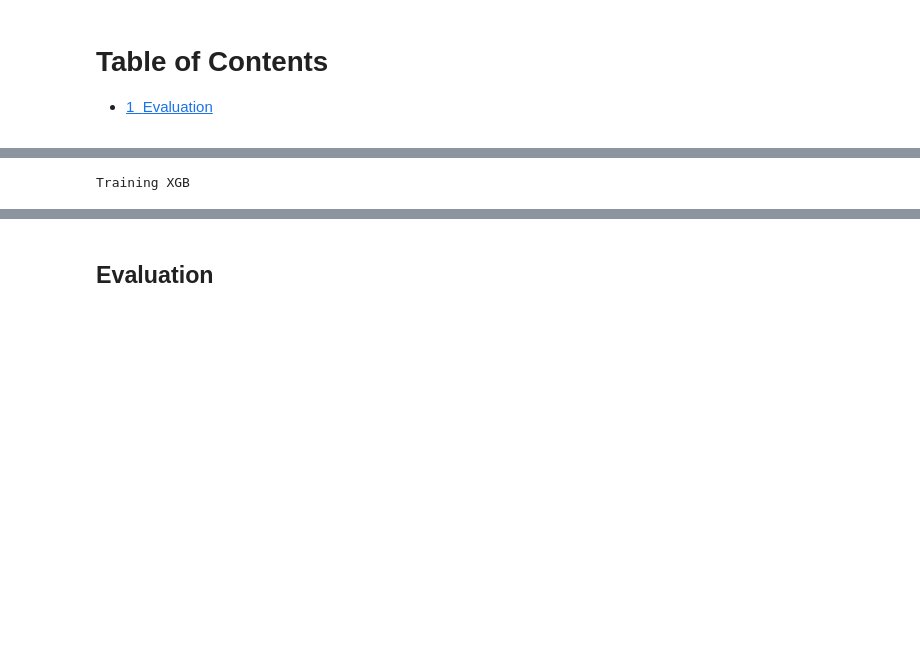
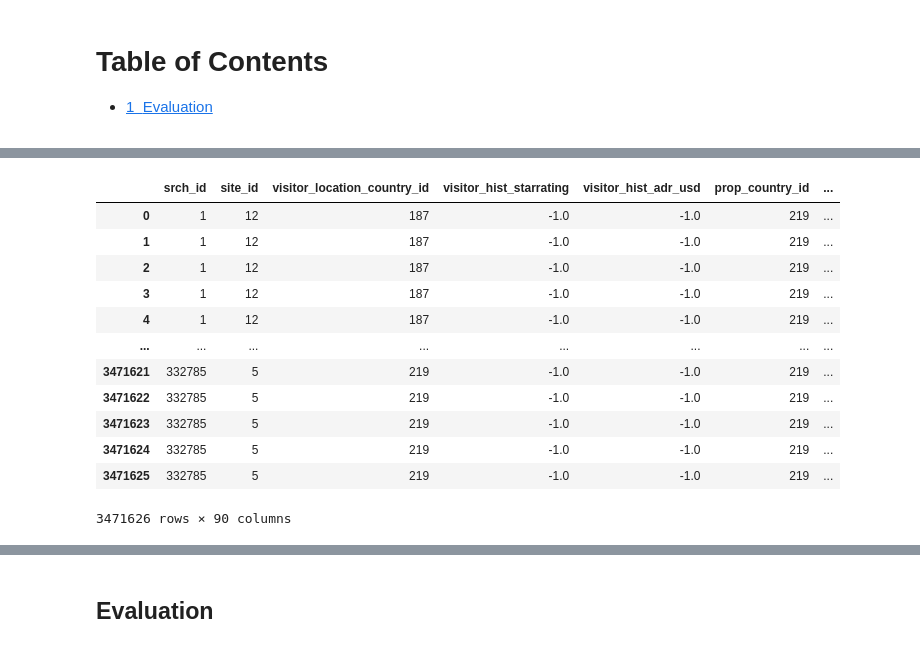
Before and after one commit to rapsac2010/learning-to-rank-expedia-vu, a Jupyter notebook: src/eda_ch.ipynb, the cells around one changed output, grey strips where cells are left out. Drawn from its saved outputs; the diff is of its cells as text; code cells hidden in the pictures; blank space fills up the shorter version.

Commit message:
updates and desireability features

```diff
--- a/src/eda_ch.ipynb
+++ b/src/eda_ch.ipynb
@@ -20,8 +20,6 @@ config.read('src/config.ini')
 os.chdir(config['PATH']['ROOT_DIR'])
 
 # # Load data
-df = pd.read_parquet(config['PATH']['INT_DIR'] + '/training_set_preprocessed.parquet', engine = 'fastparquet')
-df_test = pd.read_parquet(config['PATH']['INT_DIR'] + '/test_set_preprocessed.parquet', engine = 'fastparquet')
-
-# mini df for testing quickly
+df = pd.read_parquet(config['PATH']['INT_DIR'] + '/training_set_preprocessed_nodrop.parquet', engine = 'fastparquet')
+df_test = pd.read_parquet(config['PATH']['INT_DIR'] + '/test_set_preprocessed_nodrop.parquet', engine = 'fastparquet')
 df_mini = df[df['srch_id'] < 10000]
@@ -114,3 +25,0 @@ def calc_NDCG(df_ideal, df_pred, k = 5):
-# %%
-df_cur = df
-X_train, X_test, y_train, y_test, test_ideal = train_test_split(df_cur, 'target')
@@ -117 +119,35 @@ X_train, X_test, y_train, y_test, test_ideal = train_test_split(df_cur, 'target'
+# %%
+X_train, X_val, X_test, y_train, y_val, y_test, val_ideal = train_val_test_split(df, 'target', test_size=.2, val_size=.38, random_state=7)
+# curbest 0.2 0.2
+X_train_full, X_val_full, y_train_full, y_val_full, _ = train_test_split(df, 'target', test_size=.3)
+# y_train_full = df['target']
+# %%
+def construct_desire(df, subject = 'prop_id', target = 'click_bool'):
+    # aggregate on prop id, average target and rename column
+    desire_df = df.groupby(subject)[target].mean().reset_index().rename(columns={target: 'desire_' + target})
+    df = df.merge(desire_df, on=subject, how='left')
+    return df, desire_df
+
+def merge_and_drop(df, desire_df_click, desire_df_book, drop = True):
+    df = df.merge(desire_df_click, on='prop_id', how='left')
+    df = df.merge(desire_df_book, on='prop_id', how='left')
+    if drop:
+        df.drop(['click_bool', 'booking_bool'], axis=1, inplace=True)
+    df['desire_booking_bool'].fillna(0, inplace=True)
+    df['desire_click_bool'].fillna(0, inplace=True)
+    return df
+
+X_val, desire_df_click = construct_desire(X_val)
+X_val, desire_df_book = construct_desire(X_val, target = 'booking_bool')
+
+_, desire_df_click_full = construct_desire(X_val_full)
+_, desire_df_book_full = construct_desire(X_val_full, target = 'booking_bool')
+
+X_train = merge_and_drop(X_train, desire_df_click, desire_df_book)
+X_test = merge_and_drop(X_test, desire_df_click, desire_df_book)
+X_val.drop(['click_bool', 'booking_bool'], axis=1, inplace=True)
+
+X_train_full = merge_and_drop(X_train_full, desire_df_click_full, desire_df_book_full)
+df_test = merge_and_drop(df_test, desire_df_click_full, desire_df_book_full, drop=False)
+X_val_full.drop(['click_bool', 'booking_bool'], axis=1, inplace=True)
 # %%
@@ -214,20 +211,16 @@ LGBM: 0.39285307523155705, Random: 0.004541951536113568
-# %%
-# # Random forest
-# from sklearn.ensemble import RandomForestClassifier
-# print('Training RF')
-# rf = RandomForestClassifier(n_estimators=100, n_jobs=-1)
-# rf.fit(X_train, y_train)
-
-# XGBoost
-print('Training XGB')
-import xgboost as xgb
-y_train_xgb = y_train.astype(int)
-y_train_xgb[y_train == 5] = 2
-xgb_model = xgb.XGBClassifier(objective="multi:softprob", random_state=42)
-xgb_model.fit(X_train, y_train_xgb)
-
-# pred_ideal_rf = constructs_predictions(rf, X_test, ideal_df=test_ideal)
-pred_xgb = constructs_predictions(xgb_model, X_test, ideal_df=test_ideal)
-pred_random = construct_pred_ideal(X_test, test_ideal, np.random.rand(len(X_test)))
-# %% [output]
-Training XGB
+# %%
+X_train_full
+# %% [output]
+|  | srch_id | site_id | visitor_location_country_id | visitor_hist_starrating | visitor_hist_adr_usd | prop_country_id | ... |
+| 0 | 1 | 12 | 187 | -1.0 | -1.0 | 219 | ... |
+| 1 | 1 | 12 | 187 | -1.0 | -1.0 | 219 | ... |
+| 2 | 1 | 12 | 187 | -1.0 | -1.0 | 219 | ... |
+| 3 | 1 | 12 | 187 | -1.0 | -1.0 | 219 | ... |
+| 4 | 1 | 12 | 187 | -1.0 | -1.0 | 219 | ... |
+| ... | ... | ... | ... | ... | ... | ... | ... |
+| 3471621 | 332785 | 5 | 219 | -1.0 | -1.0 | 219 | ... |
+| 3471622 | 332785 | 5 | 219 | -1.0 | -1.0 | 219 | ... |
+| 3471623 | 332785 | 5 | 219 | -1.0 | -1.0 | 219 | ... |
+| 3471624 | 332785 | 5 | 219 | -1.0 | -1.0 | 219 | ... |
+| 3471625 | 332785 | 5 | 219 | -1.0 | -1.0 | 219 | ... |
+3471626 rows × 90 columns
```
Also changed, not shown: parts of 18 cells of this notebook, 3 other files.
